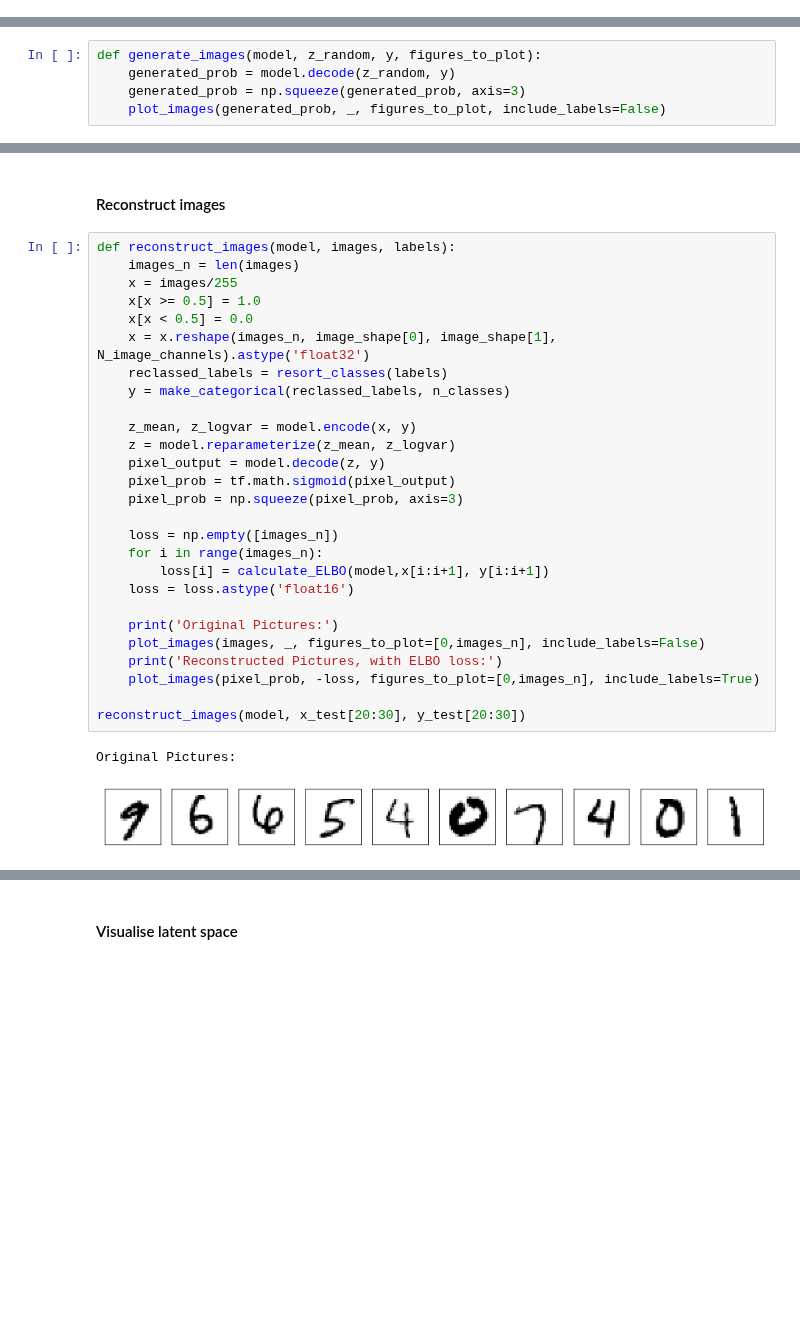
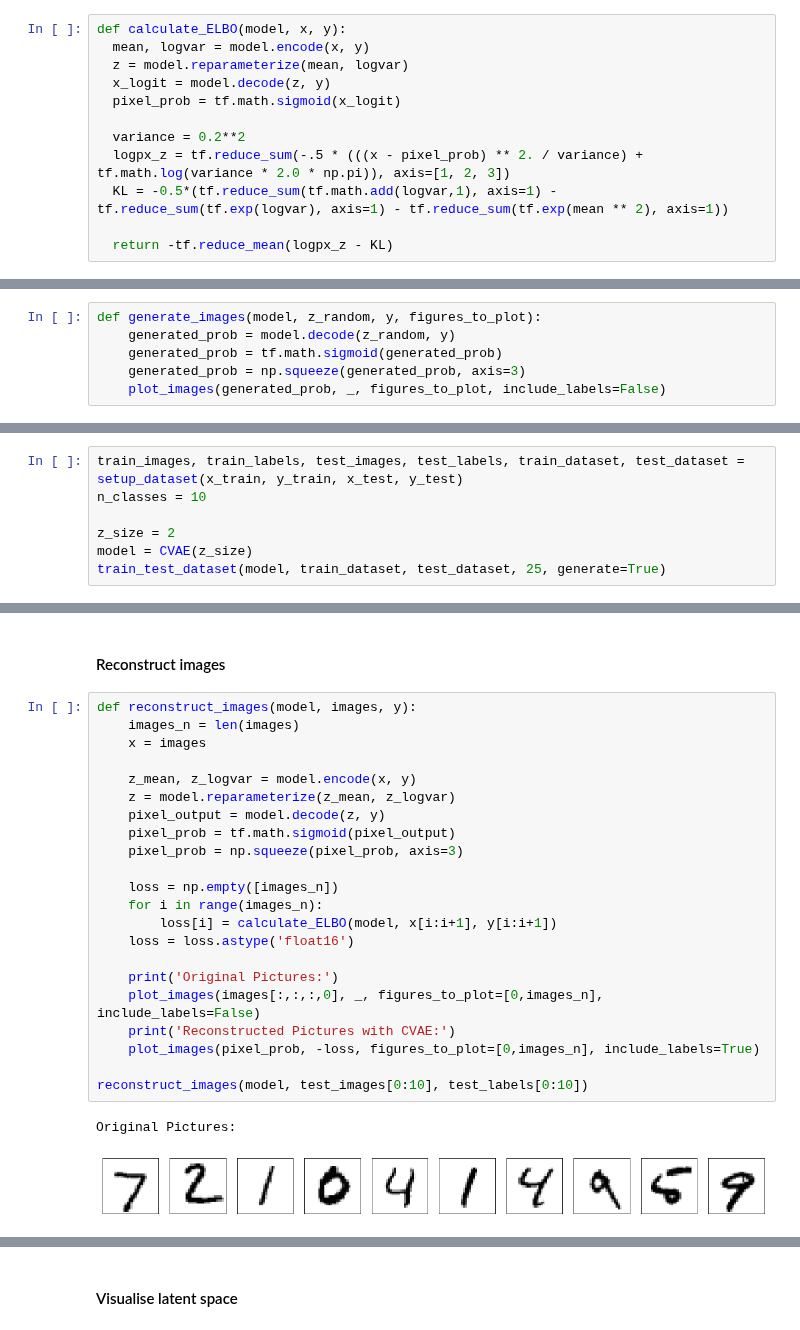
Before and after one commit to lorenzosintini/4YP, a Jupyter notebook: Models_v1/Cond_VAE_v1.ipynb, the cells around one changed output, grey strips where cells are left out. Cells and saved outputs as stored; diff of their text form; blank space fills up the shorter version.

```diff
--- a/Models_v1/Cond_VAE_v1.ipynb
+++ b/Models_v1/Cond_VAE_v1.ipynb
@@ -164,3 +140,15 @@ def calculate_ELBO(model, x, y):
+# %%
+def calculate_ELBO(model, x, y):
+  mean, logvar = model.encode(x, y)
+  z = model.reparameterize(mean, logvar)
+  x_logit = model.decode(z, y)
+  pixel_prob = tf.math.sigmoid(x_logit)
+
+  variance = 0.2**2
+  logpx_z = tf.reduce_sum(-.5 * (((x - pixel_prob) ** 2. / variance) + tf.math.log(variance * 2.0 * np.pi)), axis=[1, 2, 3])
+  KL = -0.5*(tf.reduce_sum(tf.math.add(logvar,1), axis=1) - tf.reduce_sum(tf.exp(logvar), axis=1) - tf.reduce_sum(tf.exp(mean ** 2), axis=1))
+
+  return -tf.reduce_mean(logpx_z - KL)
 # %%
 optimizer = tf.keras.optimizers.Adam(learning_rate = 0.001)
 train_loss = tf.keras.metrics.Mean(name='train_loss')
@@ -179,6 +167,7 @@ def test_step(model, x, y, optimizer):
 # %%
 def generate_images(model, z_random, y, figures_to_plot):
     generated_prob = model.decode(z_random, y)
+    generated_prob = tf.math.sigmoid(generated_prob)
     generated_prob = np.squeeze(generated_prob, axis=3)
     plot_images(generated_prob, _, figures_to_plot, include_labels=False)
 # %%
@@ -267,0 +238,7 @@ class:9 is 9
+# %%
+train_images, train_labels, test_images, test_labels, train_dataset, test_dataset = setup_dataset(x_train, y_train, x_test, y_test)
+n_classes = 10
+
+z_size = 2
+model = CVAE(z_size)
+train_test_dataset(model, train_dataset, test_dataset, 25, generate=True)
@@ -268,32 +253,27 @@ class:9 is 9
 # %% [markdown]
 #### Reconstruct images
 # %%
-def reconstruct_images(model, images, labels):
+def reconstruct_images(model, images, y):
     images_n = len(images)
-    x = images/255
-    x[x >= 0.5] = 1.0
-    x[x < 0.5] = 0.0
-    x = x.reshape(images_n, image_shape[0], image_shape[1], N_image_channels).astype('float32')
-    reclassed_labels = resort_classes(labels)
-    y = make_categorical(reclassed_labels, n_classes)
+    x = images
 
     z_mean, z_logvar = model.encode(x, y)
     z = model.reparameterize(z_mean, z_logvar)
     pixel_output = model.decode(z, y)
     pixel_prob = tf.math.sigmoid(pixel_output)
     pixel_prob = np.squeeze(pixel_prob, axis=3)
 
     loss = np.empty([images_n])
     for i in range(images_n):
-        loss[i] = calculate_ELBO(model,x[i:i+1], y[i:i+1])
+        loss[i] = calculate_ELBO(model, x[i:i+1], y[i:i+1])
     loss = loss.astype('float16')
 
     print('Original Pictures:')
-    plot_images(images, _, figures_to_plot=[0,images_n], include_labels=False)
-    print('Reconstructed Pictures, with ELBO loss:')
+    plot_images(images[:,:,:,0], _, figures_to_plot=[0,images_n], include_labels=False)
+    print('Reconstructed Pictures with CVAE:')
     plot_images(pixel_prob, -loss, figures_to_plot=[0,images_n], include_labels=True)
 
-reconstruct_images(model, x_test[20:30], y_test[20:30])
+reconstruct_images(model, test_images[0:10], test_labels[0:10])
 # %% [output]
 Original Pictures:
-[figure, old version]
+[figure, new version]
```
Also changed, not shown: parts of 10 cells of this notebook.
